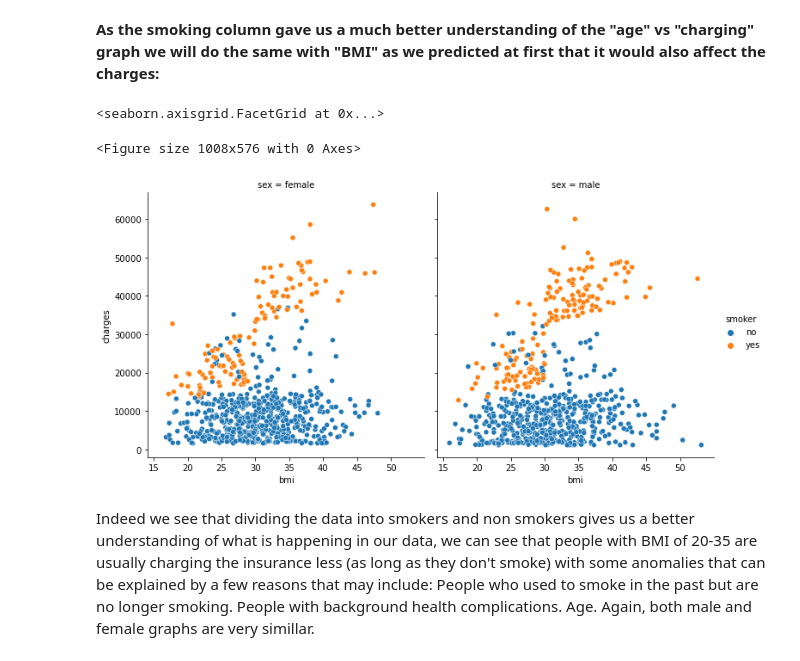
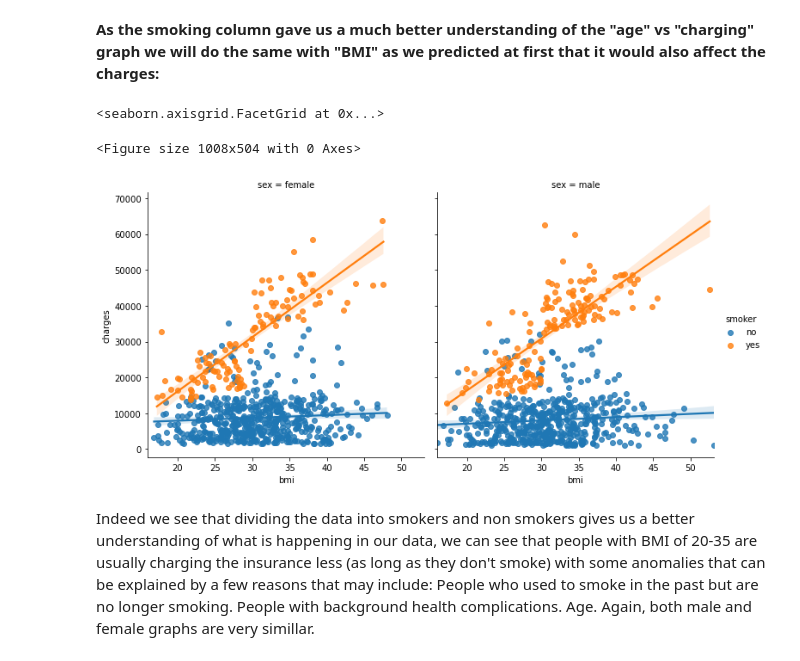
Before and after one commit to MayaHayat/BreastCancer_Classification, a Jupyter notebook: Insurance data - regression problem train test.ipynb, the cells around one changed output. Cells and saved outputs as stored; diff of their text form; code cells hidden in the pictures.

```diff
--- a/Insurance data - regression problem train test.ipynb
+++ b/Insurance data - regression problem train test.ipynb
@@ -214,12 +214,12 @@ sns.relplot(x='age', y='charges', col='sex', hue='smoker', data=data)
 # %% [markdown]
 **As the smoking column gave us a much better understanding of the "age" vs "charging" graph we will do the same with "BMI" as we predicted at first that it would also affect the charges:**
 # %%
-plt.figure(figsize=(14, 8))
-sns.relplot(x='bmi', y='charges', col='sex', hue='smoker', data=data)
+plt.figure(figsize=(14, 7))
+sns.lmplot(x="bmi", y="charges",col='sex', hue='smoker', data=data)
 # %% [output]
 <seaborn.axisgrid.FacetGrid at 0x...>
-<Figure size 1008x576 with 0 Axes>
+<Figure size 1008x504 with 0 Axes>
-[figure, old version]
+[figure, new version]
 # %% [markdown]
 Indeed we see that dividing the data into smokers and non smokers gives us a better understanding of what is happening in our data, we can see that people with BMI of 20-35 are usually charging the insurance less (as long as they don't smoke) with some anomalies that can be explained by a few reasons that may include:
     People who used to smoke in the past but are no longer smoking.
```
Also changed, not shown: parts of 11 cells of this notebook.
